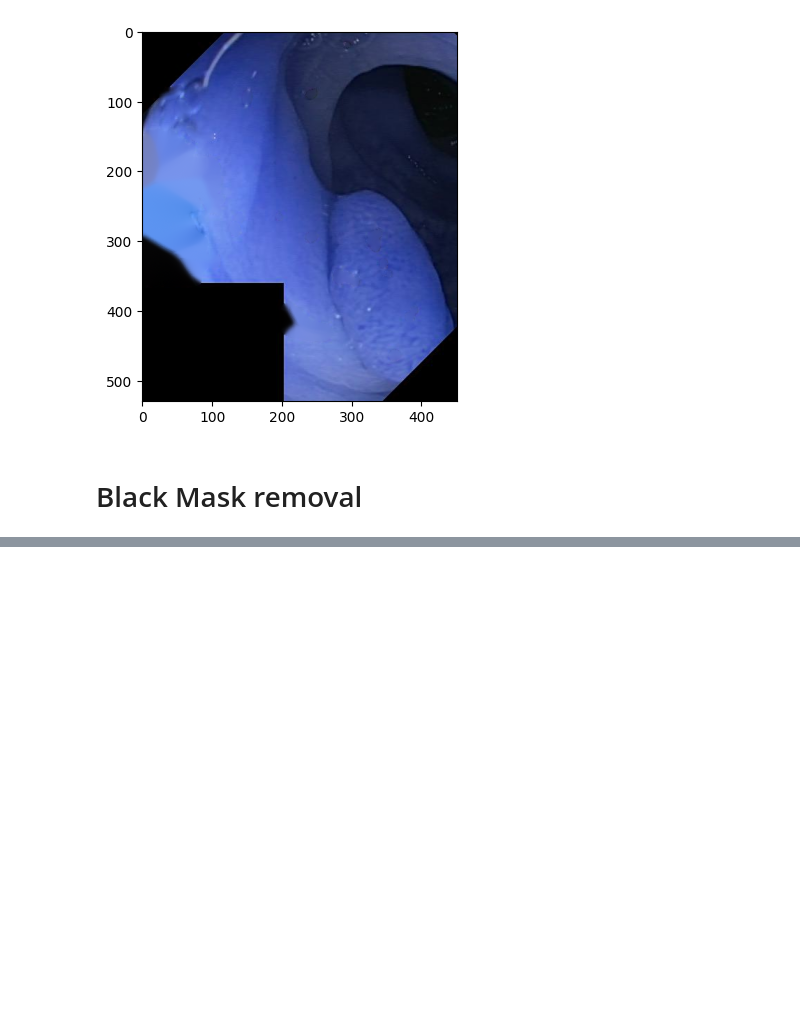
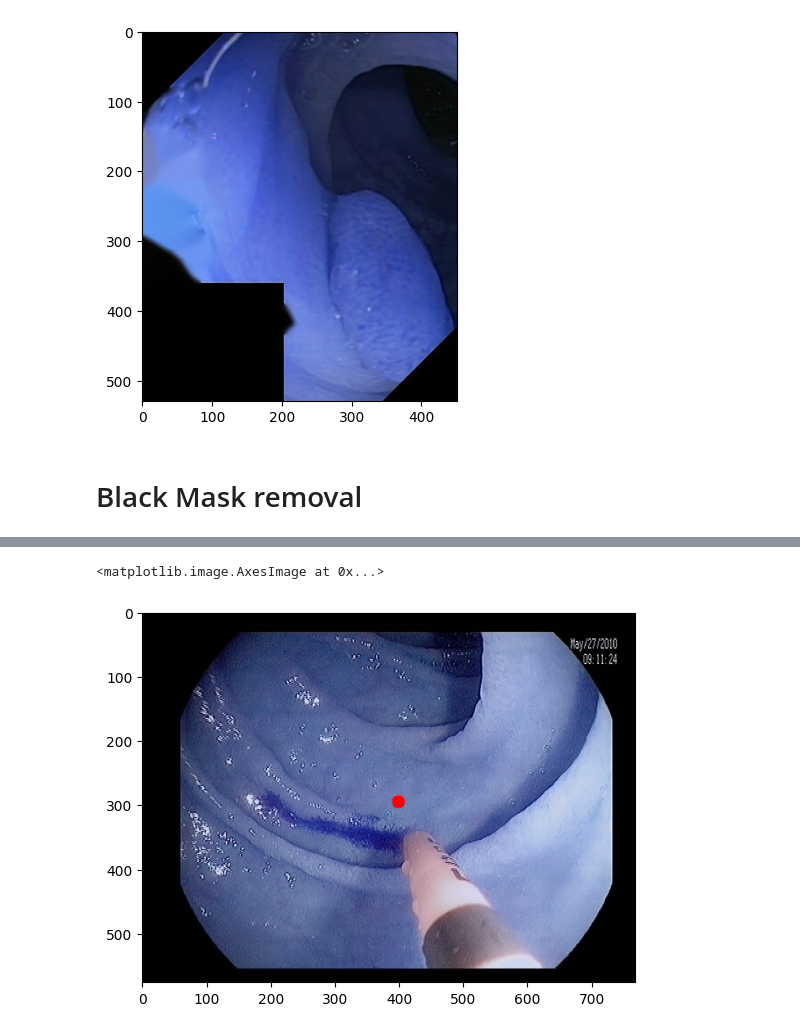
Before and after one commit to AdiJoost/medVQA-imageClef-Polyps, a Jupyter notebook: image_preparation.ipynb, the cells around one changed output, grey strips where cells are left out. Drawn from its saved outputs; the diff is of its cells as text; code cells hidden in the pictures; blank space fills up the shorter version.

```diff
--- a/image_preparation.ipynb
+++ b/image_preparation.ipynb
@@ -101,0 +119,3 @@ plt.imshow(imageMask)
+# %%
+kernel = np.ones((3, 3), np.uint8)
+eroded = cv2.erode(thresholded, kernel, iterations=2)
@@ -101,0 +187,18 @@ plt.imshow(imageMask)
+# %%
+center = (centerX, centerY)  # (x, y) coordinates
+
+# Define the color of the point (e.g., white for grayscale images, or a tuple like (255, 0, 0) for RGB blue)
+color = (255, 0, 0)  # Blue color for RGB image, or 255 for white in grayscale
+
+# Define the radius of the point (small value to make it a "dot")
+radius = 10  # Adjust as needed
+
+# Define the thickness (usually -1 fills the circle, making it a solid dot)
+thickness = -1  # -1 means filled
+
+# Draw the point on the image
+cv2.circle(thirdRawImage, center, radius, color, thickness)
+plt.imshow(thirdRawImage)
+# %% [output]
+<matplotlib.image.AxesImage at 0x...>
+[figure, added]
```
Also changed, not shown: parts of 14 cells of this notebook.
